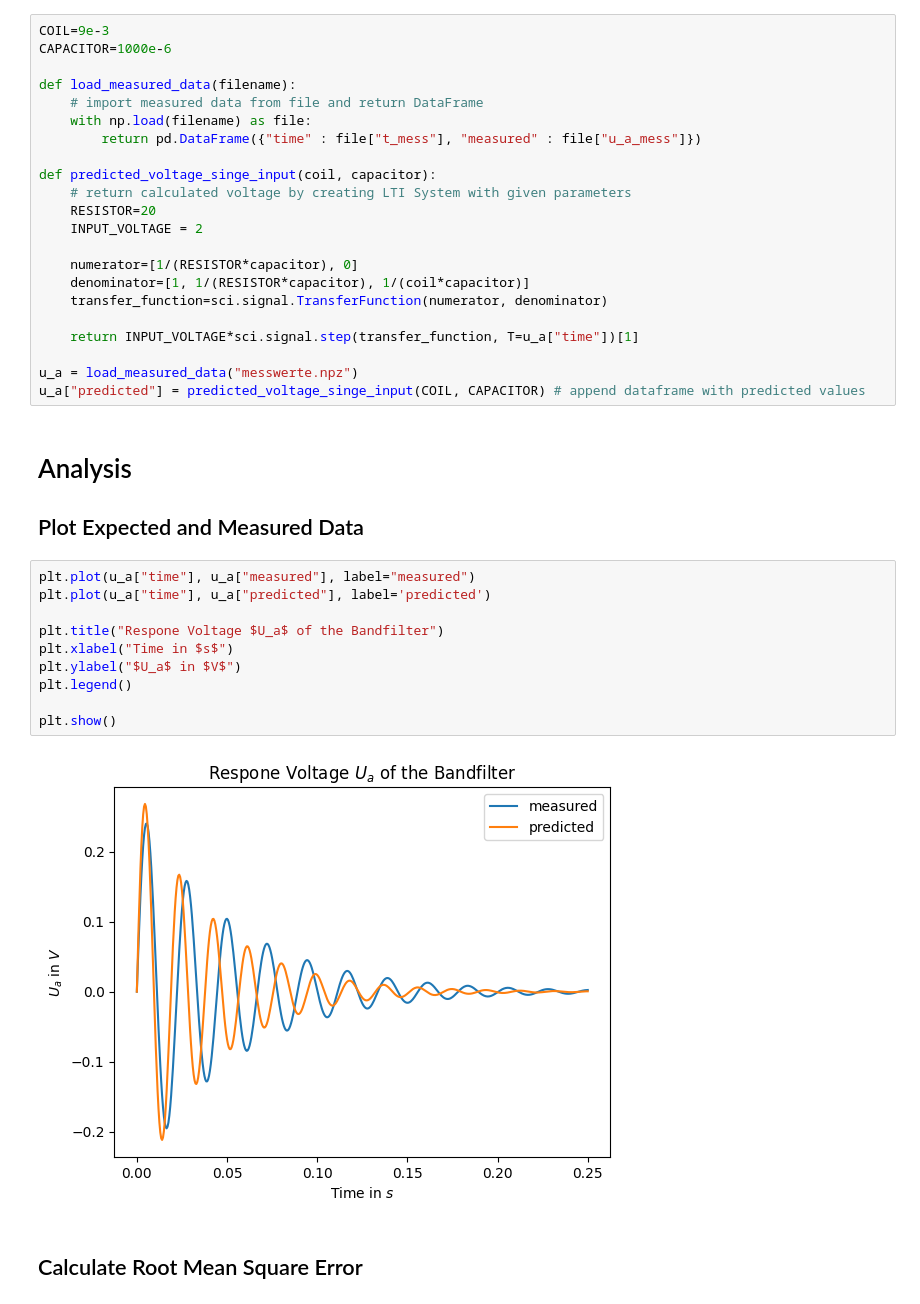
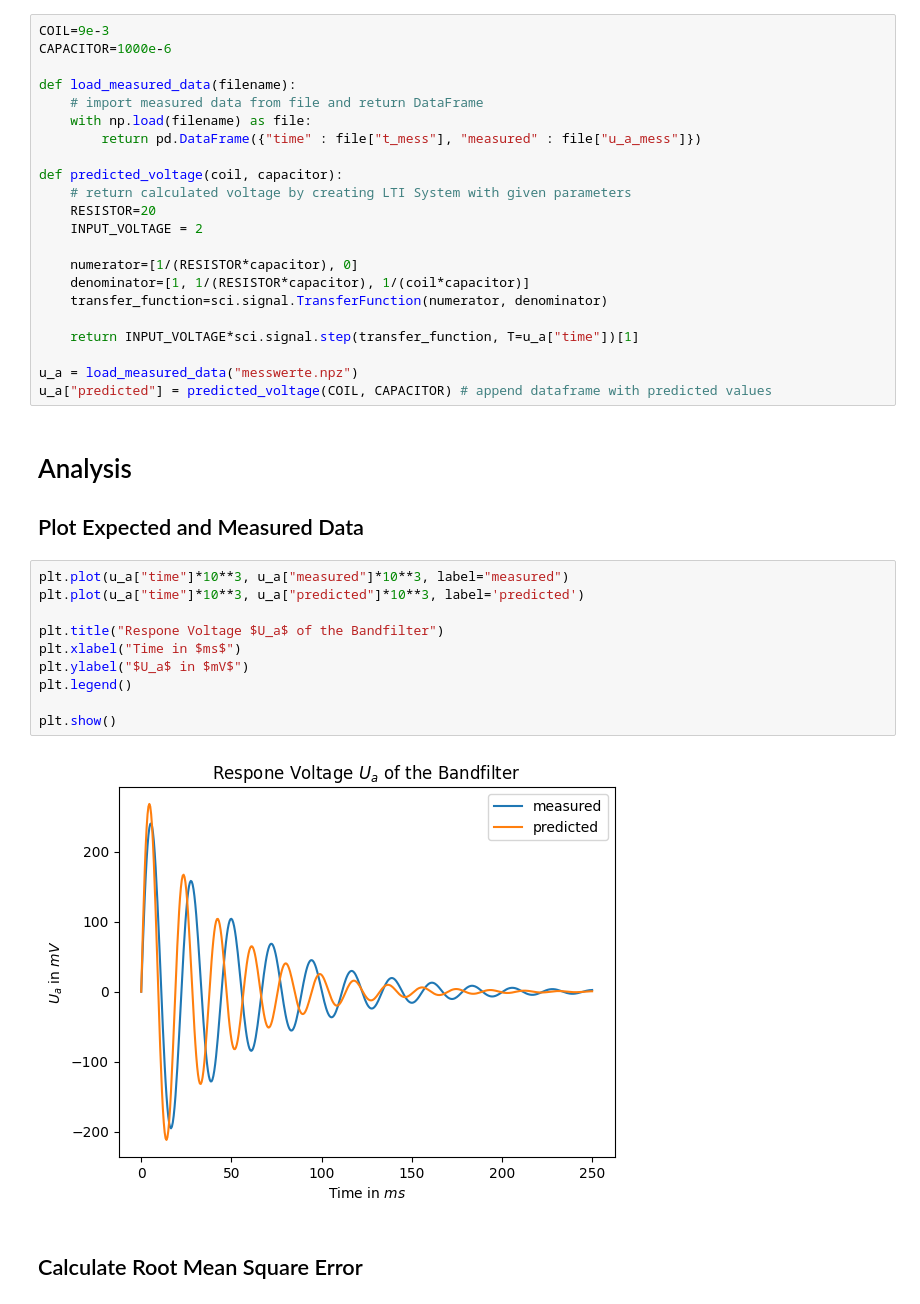
Before and after one commit to JaxRaffnix/Modellbildung-Simulation, a Jupyter notebook: exercise 7/task1.ipynb, the cells around one changed output. Drawn from its saved outputs; the diff is of its cells as text.

```diff
--- a/exercise 7/task1.ipynb
+++ b/exercise 7/task1.ipynb
@@ -24,7 +26,7 @@ def load_measured_data(filename):
     with np.load(filename) as file:
         return pd.DataFrame({"time" : file["t_mess"], "measured" : file["u_a_mess"]})
 
-def predicted_voltage_singe_input(coil, capacitor):
+def predicted_voltage(coil, capacitor):
     # return calculated voltage by creating LTI System with given parameters
     RESISTOR=20
     INPUT_VOLTAGE = 2
@@ -36,22 +38,22 @@ def predicted_voltage_singe_input(coil, capacitor):
     return INPUT_VOLTAGE*sci.signal.step(transfer_function, T=u_a["time"])[1]
 
 u_a = load_measured_data("messwerte.npz")
-u_a["predicted"] = predicted_voltage_singe_input(COIL, CAPACITOR) # append dataframe with predicted values
+u_a["predicted"] = predicted_voltage(COIL, CAPACITOR) # append dataframe with predicted values
 # %% [markdown]
 # Analysis
 ## Plot Expected and Measured Data
 # %%
-plt.plot(u_a["time"], u_a["measured"], label="measured")
-plt.plot(u_a["time"], u_a["predicted"], label='predicted')
+plt.plot(u_a["time"]*10**3, u_a["measured"]*10**3, label="measured")
+plt.plot(u_a["time"]*10**3, u_a["predicted"]*10**3, label='predicted')
 
 plt.title("Respone Voltage $U_a$ of the Bandfilter")
-plt.xlabel("Time in $s$")
-plt.ylabel("$U_a$ in $V$")
+plt.xlabel("Time in $ms$")
+plt.ylabel("$U_a$ in $mV$")
 plt.legend()
 
 plt.show()
 # %% [output]
-[figure, old version]
+[figure, new version]
 # %% [markdown]
 ## Calculate Root Mean Square Error
 # %%
```
Also changed, not shown: parts of 12 cells of this notebook.
